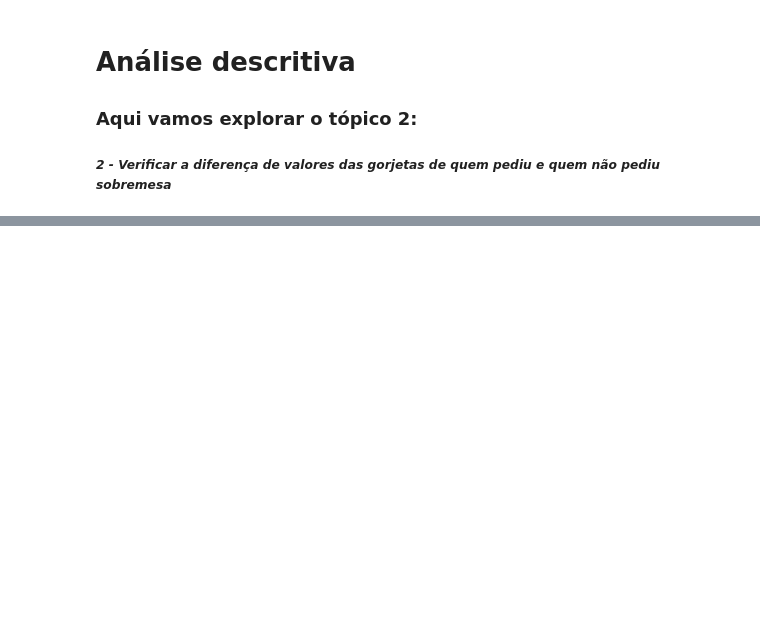
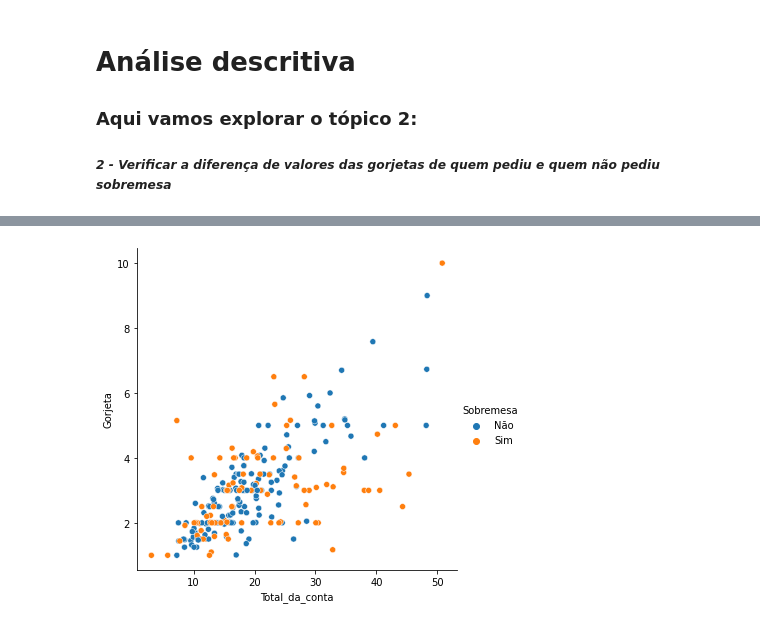
Before and after one commit to Olivierah/Data_Visualization, a Jupyter notebook: Seaborn_package_1.ipynb, the cells around one changed output, grey strips where cells are left out. Saved outputs shown, nothing was run; the diff lists cells and outputs as text; code cells hidden in the pictures; blank space fills up the shorter version.

```diff
--- a/Seaborn_package_1.ipynb
+++ b/Seaborn_package_1.ipynb
@@ -217,0 +262,7 @@ MI = sns.lmplot(x='Total_da_conta', y='Porcentagem(%)', data=dados)
+# %%
+MI = sns.relplot(x='Total_da_conta', y='Gorjeta', hue='Sobremesa', data=dados)
+
+# O parâmetro 'hue' agrupa os os elementos por cores baseado em uma variável.
+# No exemplo abaixo, nós comparamos o valor da gorjeta com o valor total da conta, agrupando por quem pediu e não pediu sobremesa.
+# %% [output]
+[figure, added]
```
Also changed, not shown: parts of 12 cells of this notebook.
